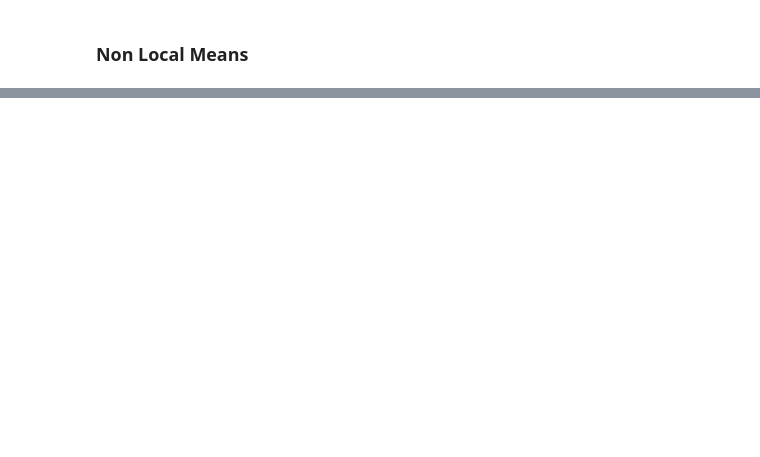
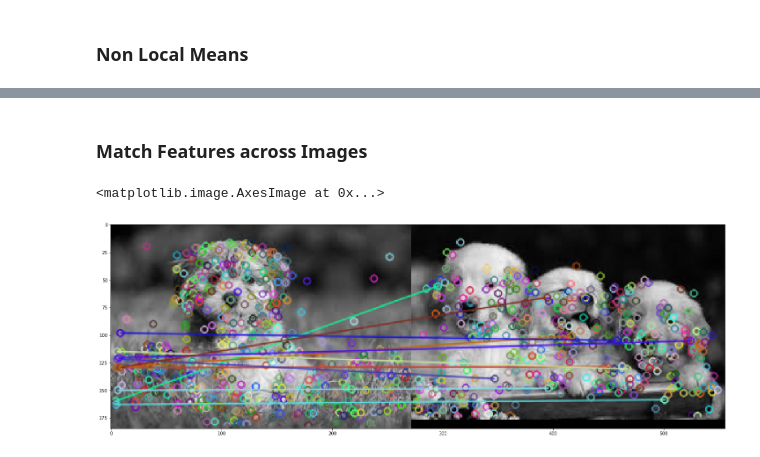
Before and after one commit to deshwalmahesh/Image-Processing, a Jupyter notebook: Image Processing.ipynb, the cells around one changed output, grey strips where cells are left out. Cells and saved outputs as stored; diff of their text form; code cells hidden in the pictures; blank space fills up the shorter version.

```diff
--- a/Image Processing.ipynb
+++ b/Image Processing.ipynb
@@ -223,0 +343,19 @@ plt.imshow(nl_mean)
+# %%
+dog3 = cv2.imread('triplet.jpeg')
+gray3 = cv2.cvtColor(dog3,cv2.COLOR_BGR2GRAY)
+kp3,descr3 = sift_obj.detectAndCompute(gray3,None) # directly find and compute features
+# %% [markdown]
+### Match Features across Images
+# %%
+# Brute Force Matcher
+bf_matcher = cv2.BFMatcher(cv2.NORM_L2,crossCheck=False) # match the features using L2 distance
+matches = bf_matcher.match(descr1,descr3)
+
+matched_image = cv2.drawMatches(gray1,kp1,gray3,kp3,matches[:10],gray1.copy(),flags=0)
+# show the first 10 matches of 2 images keeping the first image as reference
+
+plt.figure(figsize=(25,20))
+plt.imshow(matched_image)
+# %% [output]
+<matplotlib.image.AxesImage at 0x...>
+[figure, added]
```
Also changed, not shown: parts of 41 cells of this notebook, 3 other files.
